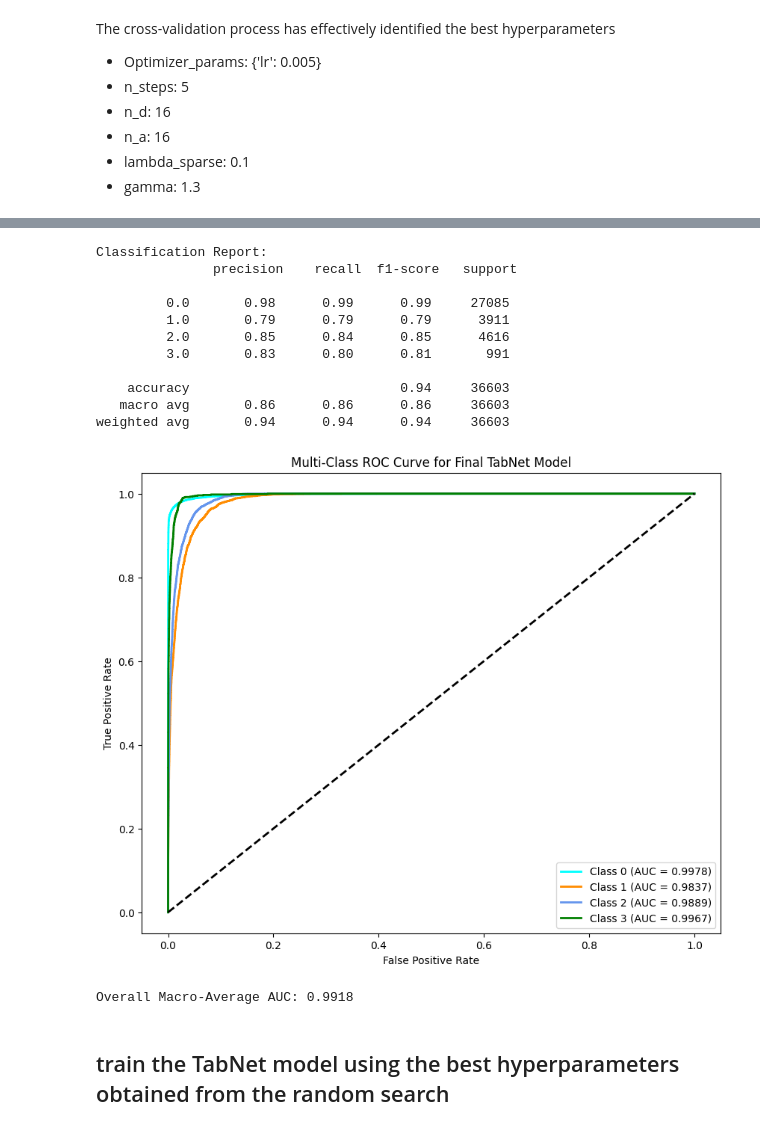
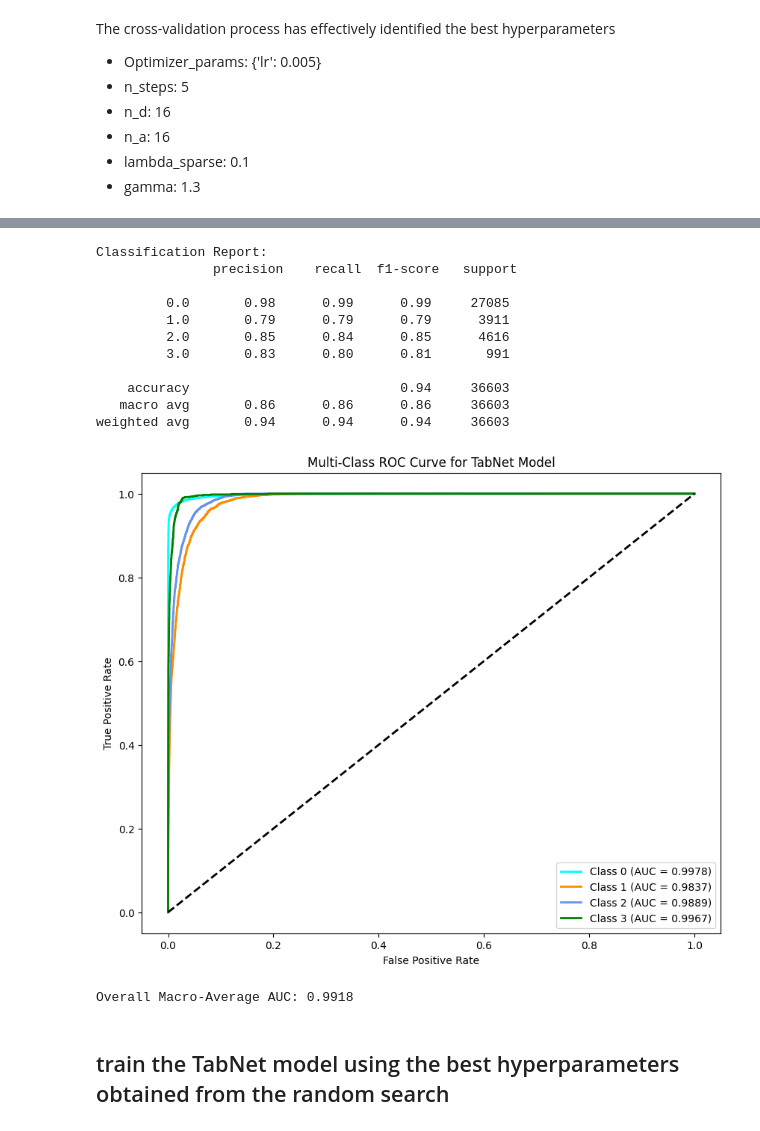
Before and after one commit to ashkanmosalla/Drought, a Jupyter notebook: src/Drought.ipynb, the cells around one changed output, grey strips where cells are left out. Cells and saved outputs as stored; diff of their text form; code cells hidden in the pictures.

```diff
--- a/src/Drought.ipynb
+++ b/src/Drought.ipynb
@@ -2990,7 +2990,7 @@ for i, color in zip(range(n_classes), colors):
 plt.plot([0, 1], [0, 1], 'k--', lw=2)
 plt.xlabel('False Positive Rate')
 plt.ylabel('True Positive Rate')
-plt.title('Multi-Class ROC Curve for Final TabNet Model')
+plt.title('Multi-Class ROC Curve for TabNet Model')
 plt.legend(loc="lower right")
 plt.show()
 
@@ -3017,16 +3017,16 @@ epoch 19 | loss: 0.17277 | val_accuracy: 0.94298 |  0:09:36s
 Stop training because you reached max_epochs = 20 with best_epoch = 18 and best_val_accuracy = 0.94391
 Classification Report:
                precision    recall  f1-score   support
 
          0.0       0.98      0.99      0.99     27085
          1.0       0.79      0.79      0.79      3911
          2.0       0.85      0.84      0.85      4616
          3.0       0.83      0.80      0.81       991
 
     accuracy                           0.94     36603
    macro avg       0.86      0.86      0.86     36603
 weighted avg       0.94      0.94      0.94     36603
-[figure, old version]
+[figure, new version]
 Overall Macro-Average AUC: 0.9918
 # %% [markdown]
 ## train the TabNet model using the best hyperparameters obtained from the random search
```
Also changed, not shown: parts of 22 cells of this notebook, 1 other file.
